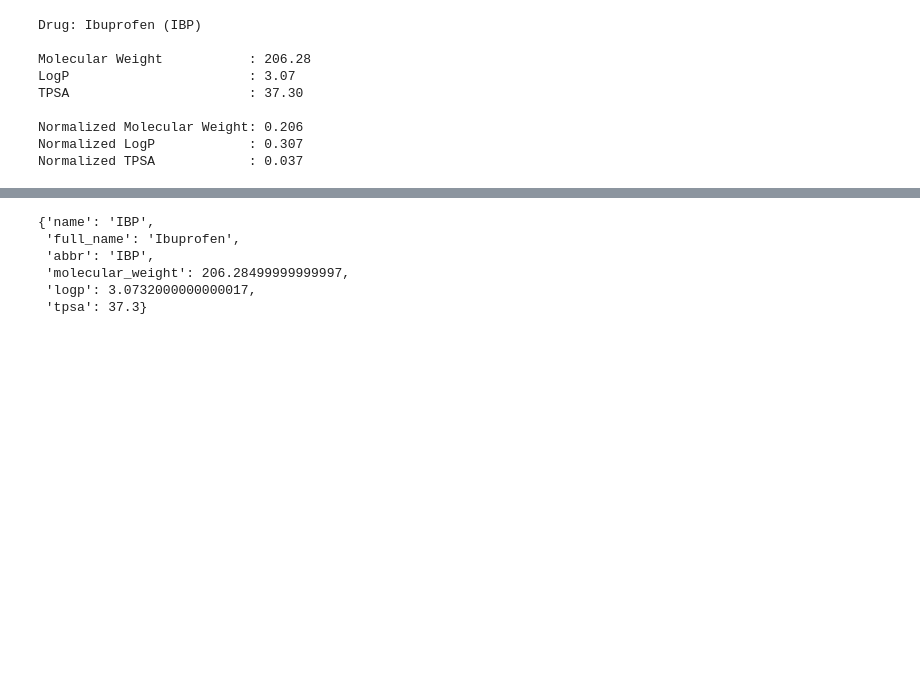
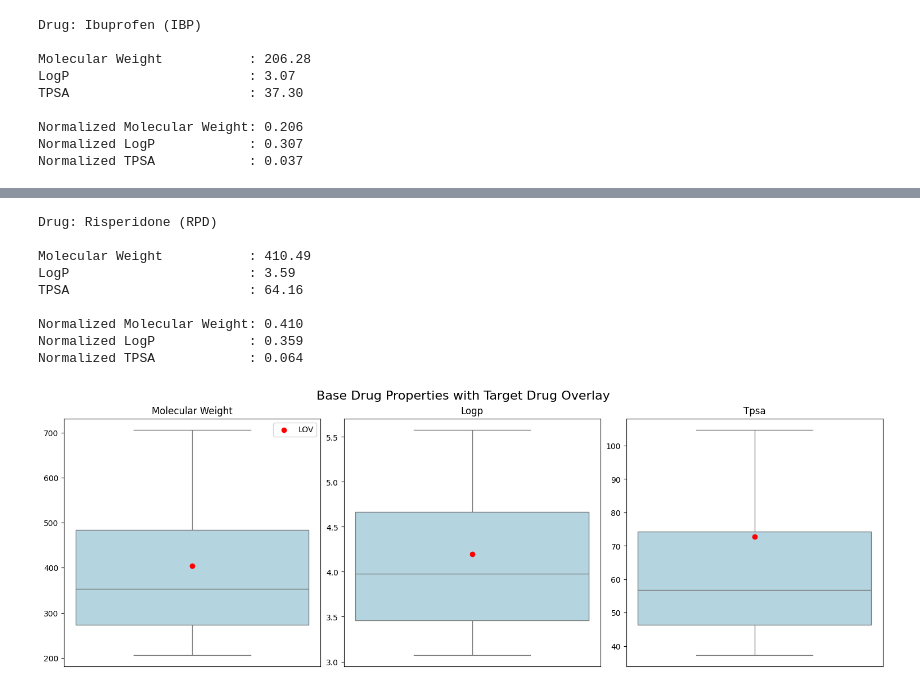
Before and after one commit to zeqingbaosdl5/drug-surfactant, a Jupyter notebook: experiments/drug_property.ipynb, the cells around one changed output, grey strips where cells are left out. Saved outputs shown, nothing was run; the diff lists cells and outputs as text; code cells hidden in the pictures; blank space fills up the shorter version.

```diff
--- a/experiments/drug_property.ipynb
+++ b/experiments/drug_property.ipynb
@@ -68,0 +113,2 @@ Normalized TPSA            : 0.037
+# %%
+itz_property = print_drug_properties('ITZ')
@@ -69,9 +125,54 @@ Normalized TPSA            : 0.037
 # %%
-ibp_property
+rpd_property = print_drug_properties('RPD')
 # %% [output]
-{'name': 'IBP',
- 'full_name': 'Ibuprofen',
- 'abbr': 'IBP',
- 'molecular_weight': 206.28499999999997,
- 'logp': 3.0732000000000017,
- 'tpsa': 37.3}
+Drug: Risperidone (RPD)
+
+Molecular Weight           : 410.49
+LogP                       : 3.59
+TPSA                       : 64.16
+
+Normalized Molecular Weight: 0.410
+Normalized LogP            : 0.359
+Normalized TPSA            : 0.064
+# %%
+import matplotlib.pyplot as plt
+import seaborn as sns
+import pandas as pd
+
+def plot_drug_properties_boxplots(base_drug_properties, target_drug_properties):
+    property_names = ['molecular_weight', 'logp', 'tpsa']
+    base_df = pd.DataFrame(base_drug_properties)
+    target_df = pd.DataFrame(target_drug_properties)
+
+    # Create a single figure with 3 subplots
+    fig, axes = plt.subplots(1, 3, figsize=(15, 5), constrained_layout=True)
+
+    for i, prop in enumerate(property_names):
+        ax = axes[i]
+
+        # Boxplot of base drugs
+        sns.boxplot(y=base_df[prop], ax=ax, color='lightblue', width=0.3)
+
+        # Scatter plot of target drugs
+        for j, row in target_df.iterrows():
+            ax.scatter(0, row[prop], color='red', zorder=5, label=row['name'] if j == 0 else "")
+
+        # Aesthetics
+        ax.set_title(f'{prop.replace("_", " ").title()}')
+        ax.set_ylabel('')
+        ax.set_xlabel('')
+        ax.set_xticks([])
+
+        # Add legend only to first subplot if multiple target drugs
+        if i == 0 and len(target_df) > 0:
+            ax.legend()
+
+    fig.suptitle('Base Drug Properties with Target Drug Overlay', fontsize=16)
+    plt.show()
+# %%
+base_drug_properties = [ibp_property, dcf_property , itz_property, rpd_property]
+target_drug_properties = [lov_property]
+
+plot_drug_properties_boxplots(base_drug_properties, target_drug_properties)
+# %% [output]
+[figure, added]
```
Also changed, not shown: parts of 4 cells of this notebook.
